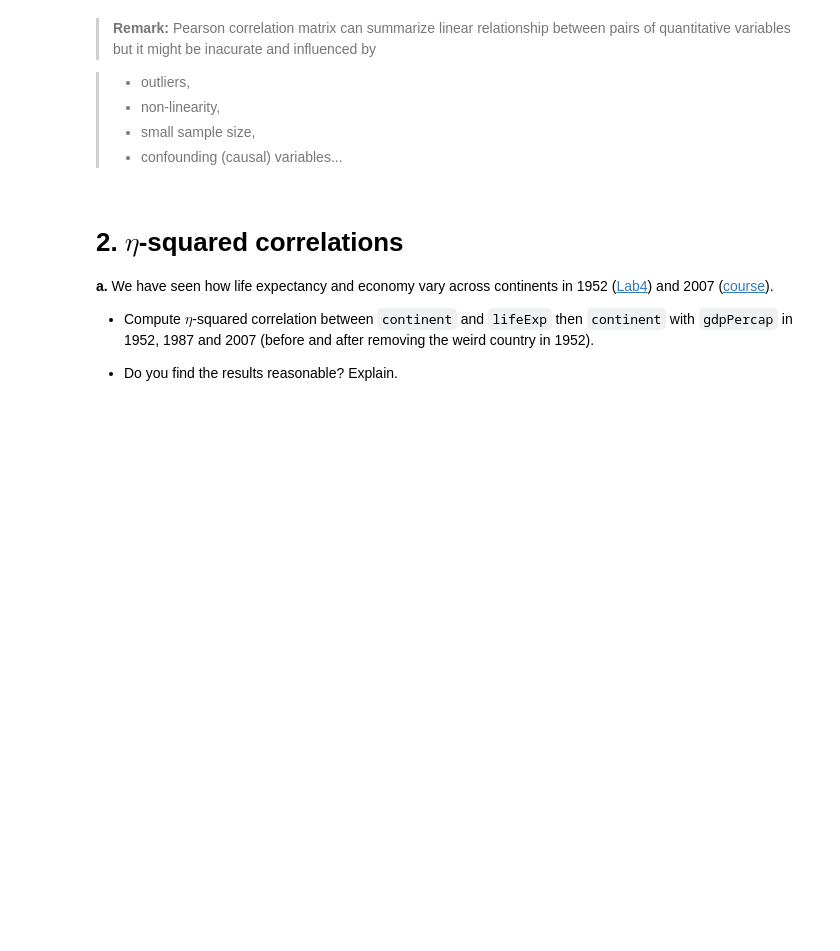
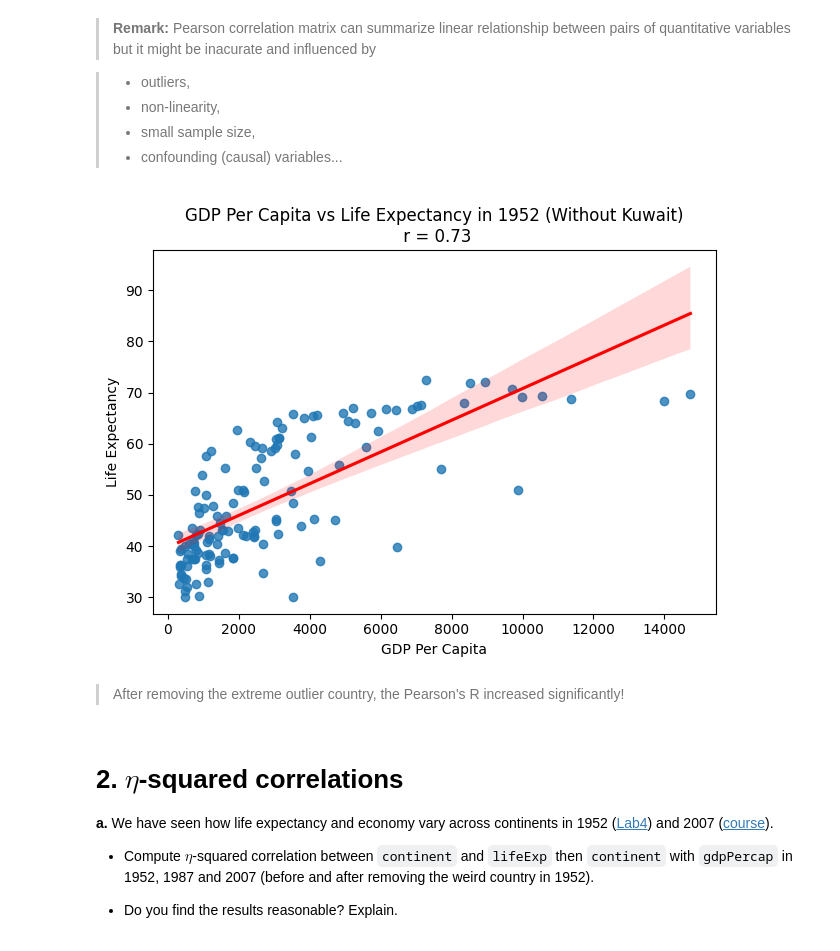
Before and after one commit to LaimengEung/inf-604-data-analysis-i-repo, a Jupyter notebook: Copy_of_Lab5_EDA.ipynb, the cells around one changed output. Saved outputs shown, nothing was run; the diff lists cells and outputs as text; code cells hidden in the pictures; blank space fills up the shorter version.

```diff
--- a/Copy_of_Lab5_EDA.ipynb
+++ b/Copy_of_Lab5_EDA.ipynb
@@ -149,6 +205,29 @@ sns.regplot(
 > - non-linearity,
 > - small sample size,
 > - confounding (causal) variables...
+# %%
+# Revisualize 1952 data after dropping the weird country
+
+data1952_wo_kw = data1952.drop(index=data1952.idxmax(axis=0)) # .idxmax: finds the index of the max value of a specified axis
+
+sns.regplot(
+    data=data1952_wo_kw,
+    x='gdpPercap',
+    y='lifeExp',
+    line_kws={'color': 'red'}
+)
+
+r = data1952_wo_kw.gdpPercap.corr(data1952_wo_kw.lifeExp)
+
+plt.xlabel("GDP Per Capita")
+plt.ylabel("Life Expectancy")
+plt.title(f"GDP Per Capita vs Life Expectancy in 1952 (Without Kuwait)\n r = {r:.2f}")
+plt.tight_layout()
+plt.show()
+# %% [output]
+[figure, added]
+# %% [markdown]
+> After removing the extreme outlier country, the Pearson's R increased significantly!
 # %% [markdown]
 # 2. $\eta$-squared correlations
 
```
Also changed, not shown: parts of 17 cells of this notebook.
